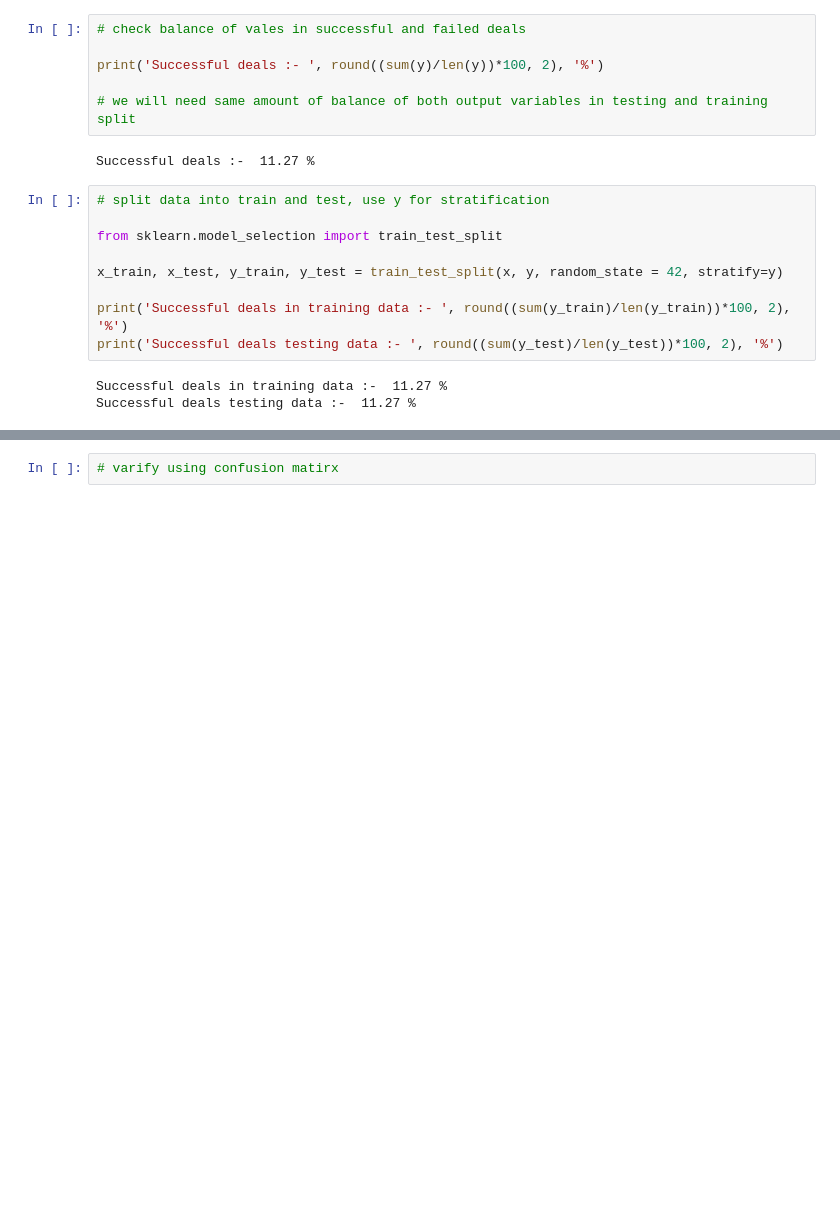
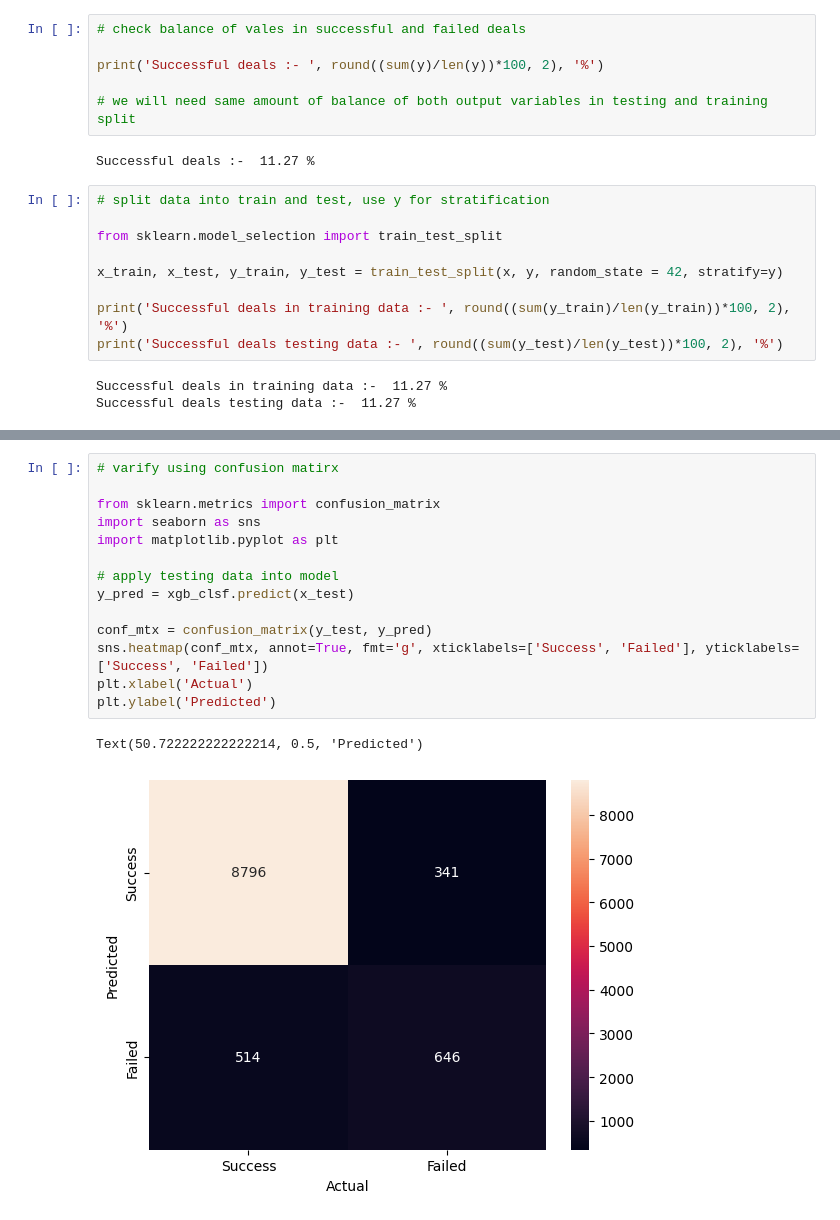
Before and after one commit to poojanmehta/ad-conversion-prediction, a Jupyter notebook: bank_marketing_campaign.ipynb, the cells around one changed output, grey strips where cells are left out. Drawn from its saved outputs; the diff is of its cells as text; blank space fills up the shorter version.

```diff
--- a/bank_marketing_campaign.ipynb
+++ b/bank_marketing_campaign.ipynb
@@ -196,2 +225,17 @@ plot_importance(xgb_clsf, max_num_features = 20)
-# %%
-# varify using confusion matirx
+# %%
+# varify using confusion matirx
+
+from sklearn.metrics import confusion_matrix
+import seaborn as sns
+import matplotlib.pyplot as plt
+
+# apply testing data into model
+y_pred = xgb_clsf.predict(x_test)
+
+conf_mtx = confusion_matrix(y_test, y_pred)
+sns.heatmap(conf_mtx, annot=True, fmt='g', xticklabels=['Success', 'Failed'], yticklabels=['Success', 'Failed'])
+plt.xlabel('Actual')
+plt.ylabel('Predicted')
+# %% [output]
+Text(50.722222222222214, 0.5, 'Predicted')
+[figure, added]
```
Also changed, not shown: parts of 3 cells of this notebook.
